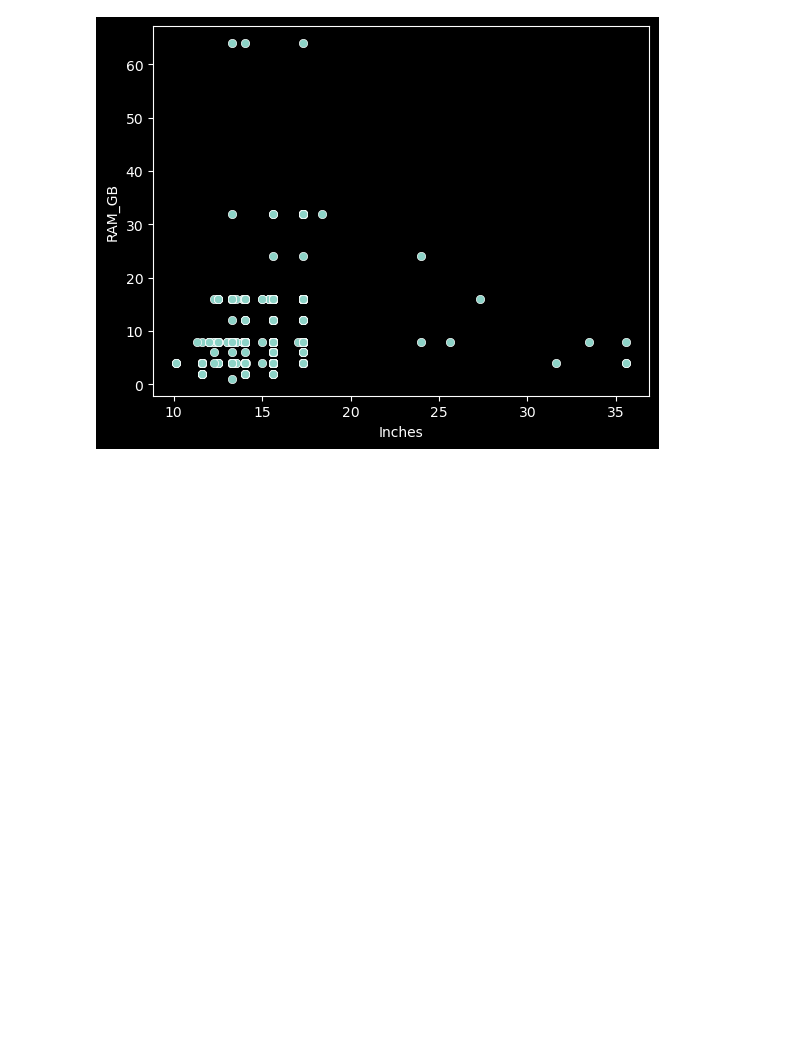
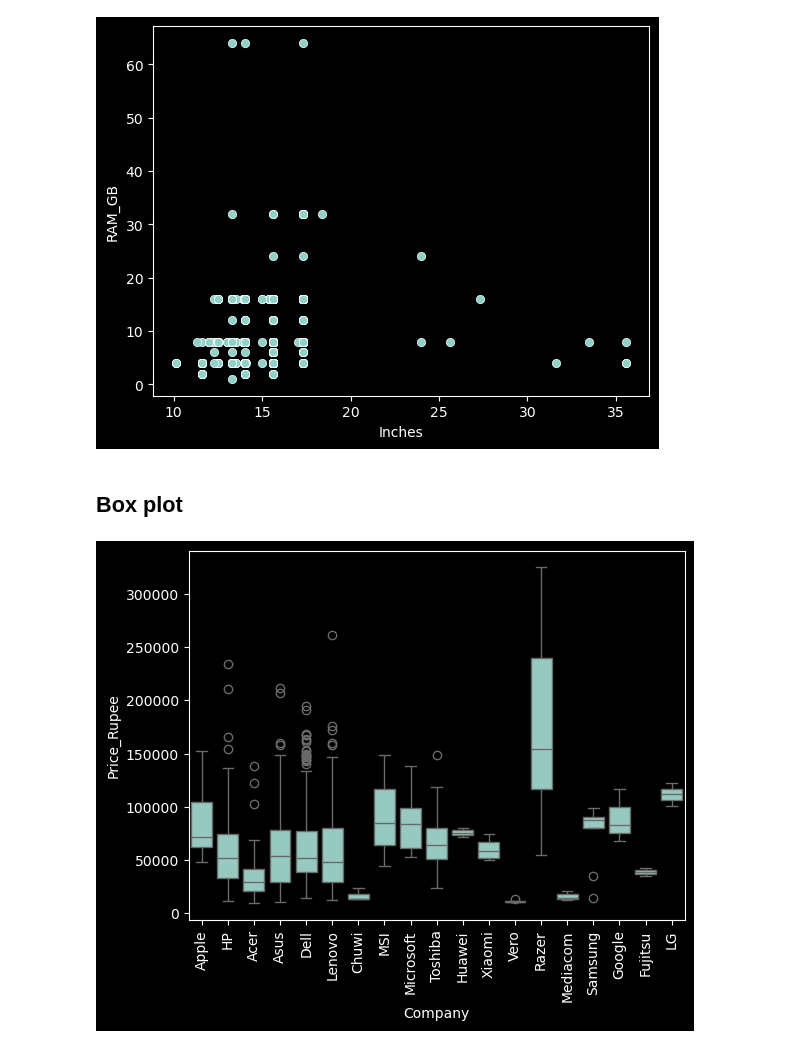
Before and after one commit to Ben-physics-dotcom/DataScience100DaysProjects, a Jupyter notebook: D_1_10/Data_vis.ipynb, the cells around one changed output. Cells and saved outputs as stored; diff of their text form; code cells hidden in the pictures; blank space fills up the shorter version.

```diff
--- a/D_1_10/Data_vis.ipynb
+++ b/D_1_10/Data_vis.ipynb
@@ -65,3 +87,11 @@ sns.scatterplot(data=data, x='Inches', y='RAM_GB')
 plt.show()
 # %% [output]
 [figure]
+# %% [markdown]
+## Box plot
+# %%
+sns.boxplot(data=data, x='Company', y='Price_Rupee')
+plt.xticks(rotation=90)
+plt.show()
+# %% [output]
+[figure, added]
```
Also changed, not shown: parts of 22 cells of this notebook.
